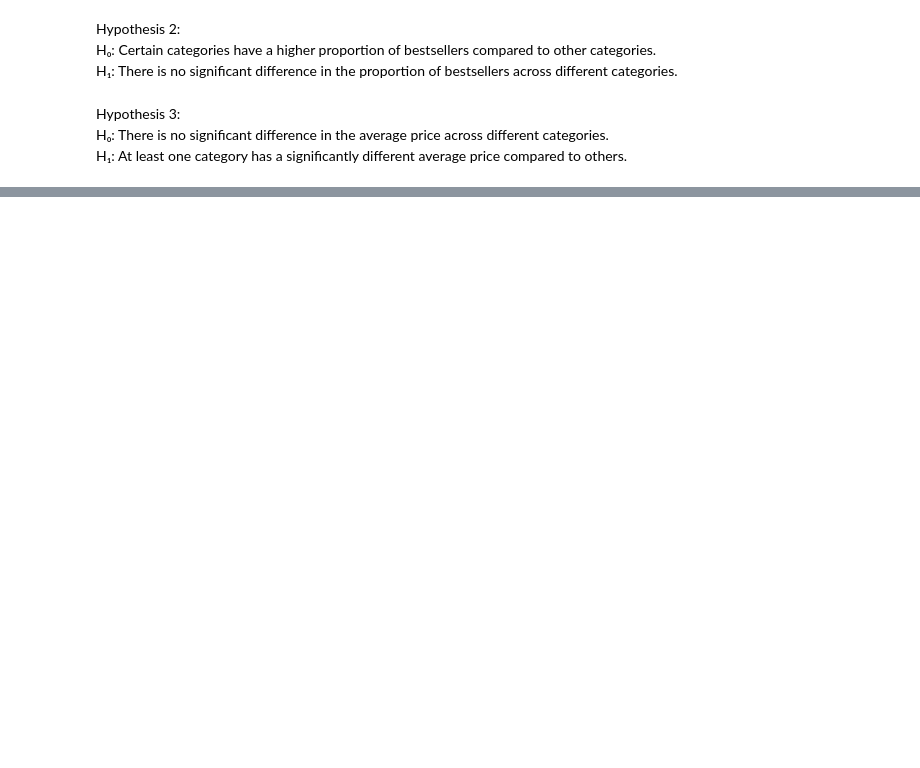
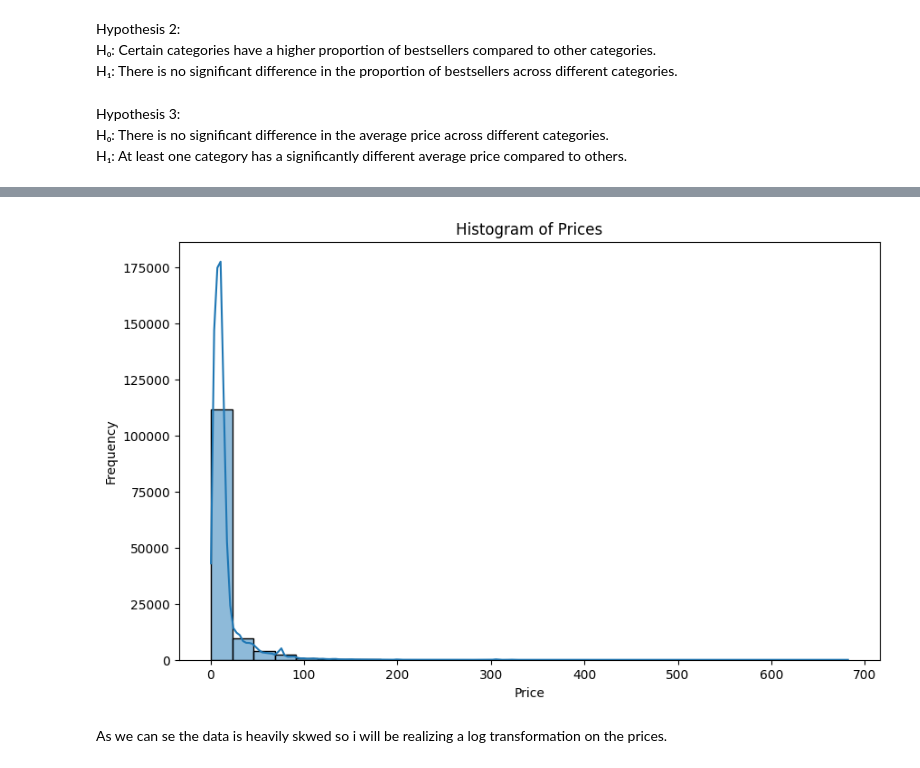
Before and after one commit to Arniquin/ExploratoryDataAnalysis-HypothesisTesting, a Jupyter notebook: Hypothesis.ipynb, the cells around one changed output, grey strips where cells are left out. Saved outputs shown, nothing was run; the diff lists cells and outputs as text; code cells hidden in the pictures; blank space fills up the shorter version.

```diff
--- a/Hypothesis.ipynb
+++ b/Hypothesis.ipynb
@@ -465,0 +460,11 @@ H₁: At least one category has a significantly different average price compared
+# %%
+plt.figure(figsize=(10, 6))
+sns.histplot(work_df['price'], bins=30, kde=True)
+plt.title('Histogram of Prices')
+plt.xlabel('Price')
+plt.ylabel('Frequency')
+plt.show()
+# %% [output]
+[figure, added]
+# %% [markdown]
+As we can se the data is heavily skwed so i will be realizing a log transformation on the prices.
```
Also changed, not shown: parts of 12 cells of this notebook.
